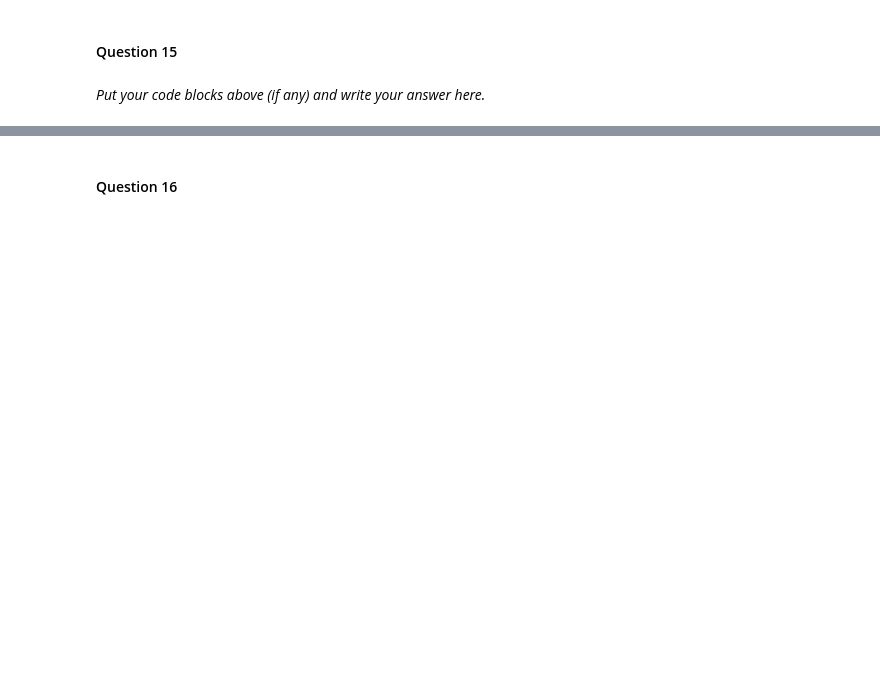
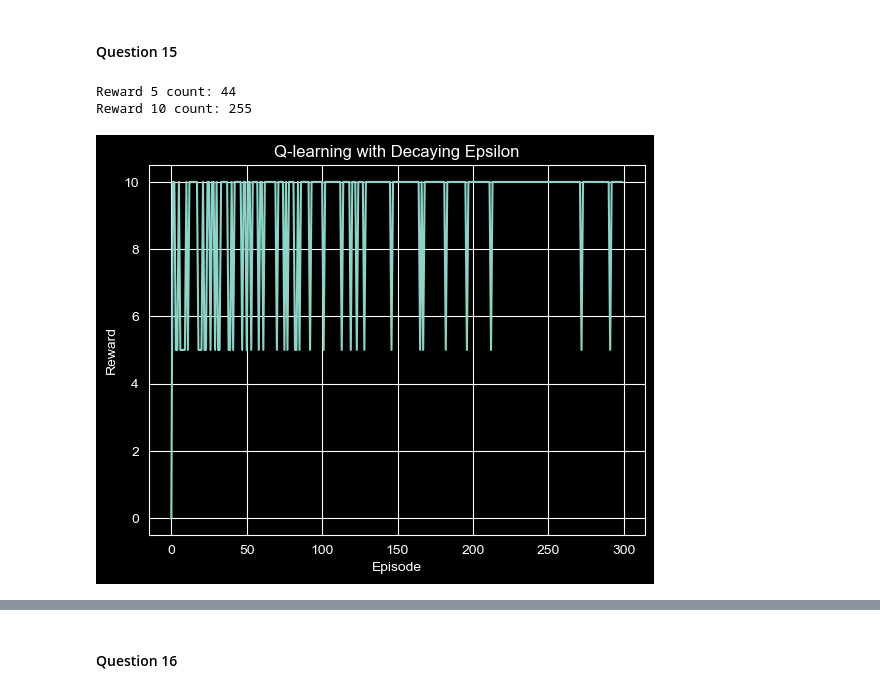
Before and after one commit to hkruis/Assignment_3, a Jupyter notebook: src/Main.ipynb, the cells around one changed output, grey strips where cells are left out. Drawn from its saved outputs; the diff is of its cells as text; code cells hidden in the pictures; blank space fills up the shorter version.

```diff
--- a/src/Main.ipynb
+++ b/src/Main.ipynb
@@ -966,6 +1080,53 @@ _Put your code blocks above (if any) and write your answer here._
 # %% [markdown]
 #### Question 15
-# %% [markdown]
-
-
-_Put your code blocks above (if any) and write your answer here._
+# %%
+def run_with_decay(maze, agent, exploration_strategy, learner,
+                   n_episodes=300, max_steps=1000):
+
+    rewards_per_episode = []
+
+    for episode in range(n_episodes):
+        agent.reset()
+        total_reward = 0
+
+        # linearly decay of exploration rate
+        eps = max(0.3, 1 - episode / n_episodes)
+
+        for _ in range(max_steps):
+            state = maze.get_state(agent.x, agent.y)
+            action = exploration_strategy.e_greedy(agent, maze, eps=eps)
+            agent.step(action, maze)
+
+            next_state = maze.get_state(agent.x, agent.y)
+
+            reward = maze.get_reward(agent.x, agent.y)
+            total_reward += reward
+
+            done = (reward != 0)
+
+            possible_actions = actions
+
+            learner.learn(possible_actions, state, action, next_state, reward, done)
+
+            if done:
+                break
+
+        rewards_per_episode.append(total_reward)
+
+    return rewards_per_episode
+
+rewards = run_with_decay(maze, agent, exploration_strategy, learner)
+
+print("Reward 5 count:", rewards.count(5))
+print("Reward 10 count:", rewards.count(10))
+
+plt.figure()
+plt.plot(rewards)
+plt.xlabel("Episode")
+plt.ylabel("Reward")
+plt.title("Q-learning with Decaying Epsilon")
+plt.show()
+# %% [output]
+Reward 5 count: 44
+Reward 10 count: 255
+[figure, added]
```
Also changed, not shown: parts of 20 cells of this notebook.
